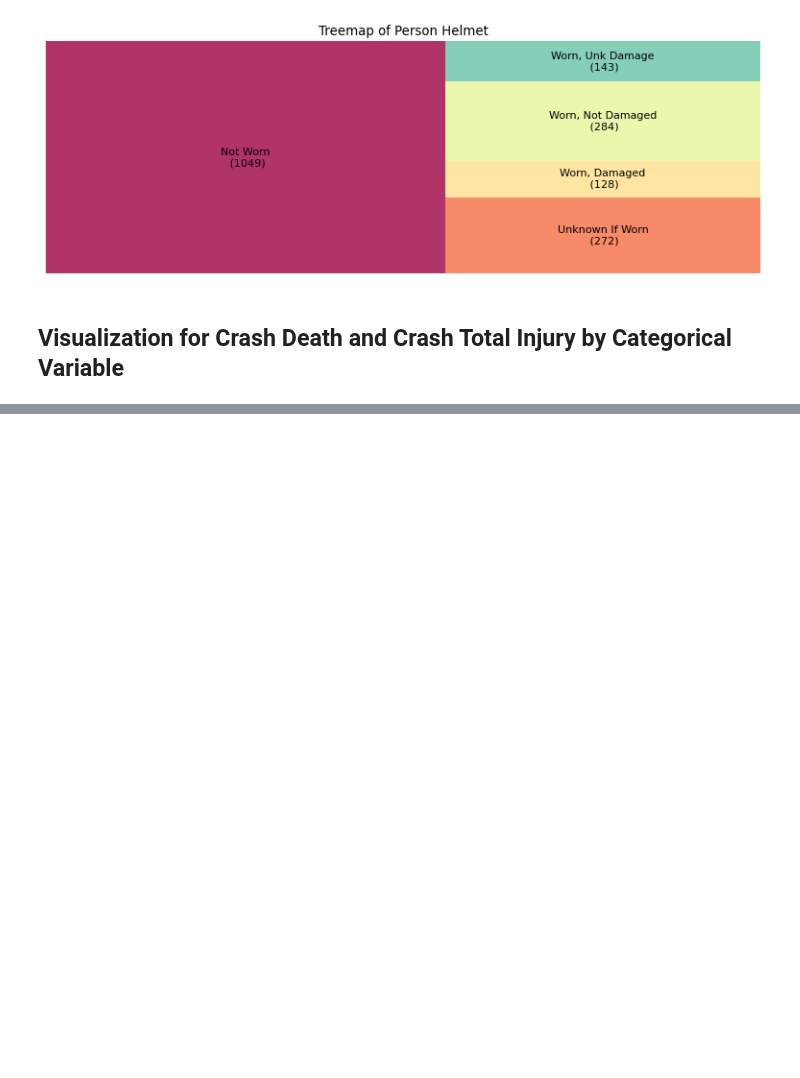
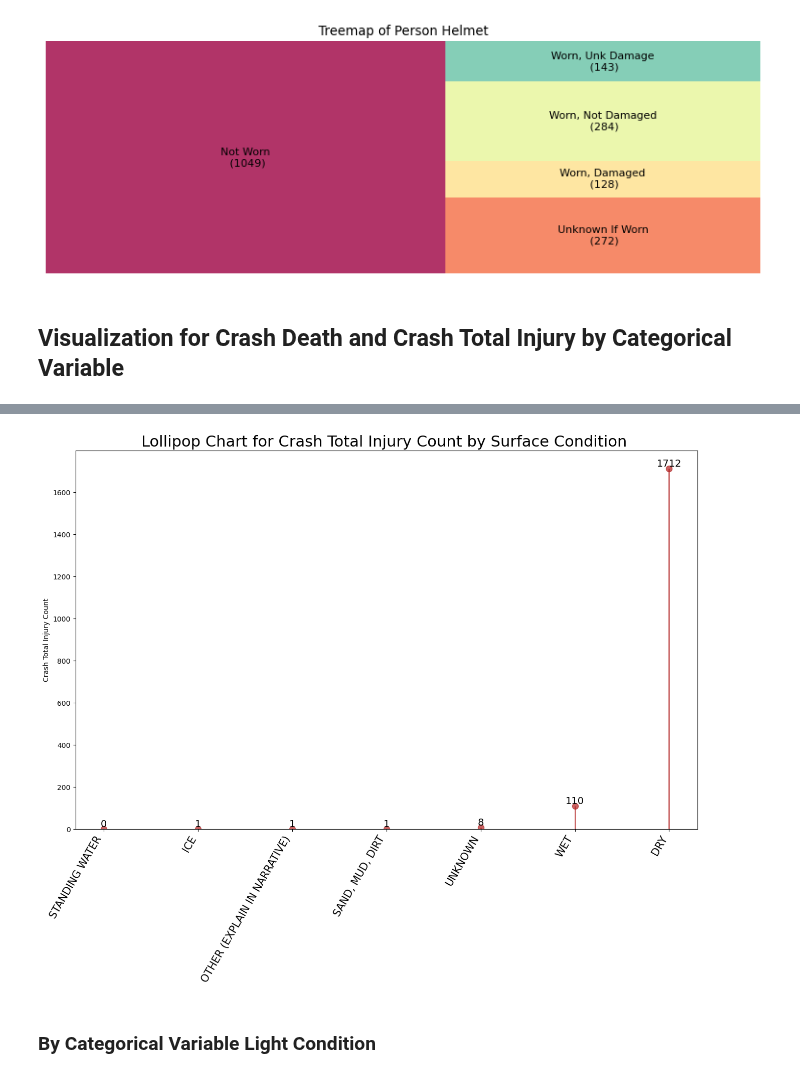
Before and after one commit to soonkienyuan/data-wrangling-school-project, a Jupyter notebook: exploratory data analysis part 1.ipynb, the cells around one changed output, grey strips where cells are left out. Saved outputs shown, nothing was run; the diff lists cells and outputs as text; code cells hidden in the pictures; blank space fills up the shorter version.

```diff
--- a/exploratory data analysis part 1.ipynb
+++ b/exploratory data analysis part 1.ipynb
@@ -149,0 +166,31 @@ plt.show()
+# %%
+#prepare data
+df_pre = df[['Crash Total Injury Count','Surface Condition']].groupby(by='Surface Condition').sum()
+df_pre.sort_values('Crash Total Injury Count', inplace=True)
+df_pre.reset_index(inplace=True)
+df_pre
+
+#plot
+fig, ax = plt.subplots(figsize=(16,10), dpi= 100)
+ax.vlines(x=df_pre.index, ymin=0, ymax=df_pre['Crash Total Injury Count'], color='firebrick', alpha=0.7, linewidth=2)
+ax.scatter(x=df_pre.index, y=df_pre['Crash Total Injury Count'], s=75, color='firebrick', alpha=0.7)
+
+# Title, Label, Ticks and Ylim
+ax.set_title('Lollipop Chart for Crash Total Injury Count by Surface Condition ', fontdict={'size':22})
+ax.set_ylabel('Crash Total Injury Count')
+ax.set_xticks(df_pre.index)
+ax.set_xticklabels(df_pre["Surface Condition"].str.upper(), rotation=60, fontdict={'horizontalalignment': 'right', 'size':15})
+ax.set_ylim(0)
+
+# Annotate
+for row in df_pre.itertuples():
+    ax.text(row.Index, row._2,
+    s=round(row._2,4),
+    horizontalalignment= 'center',
+    verticalalignment= "bottom", fontsize=14)
+
+plt.show()
+# %% [output]
+[figure, added]
+# %% [markdown]
+### By Categorical Variable Light Condition
```
Also changed, not shown: parts of 9 cells of this notebook.
